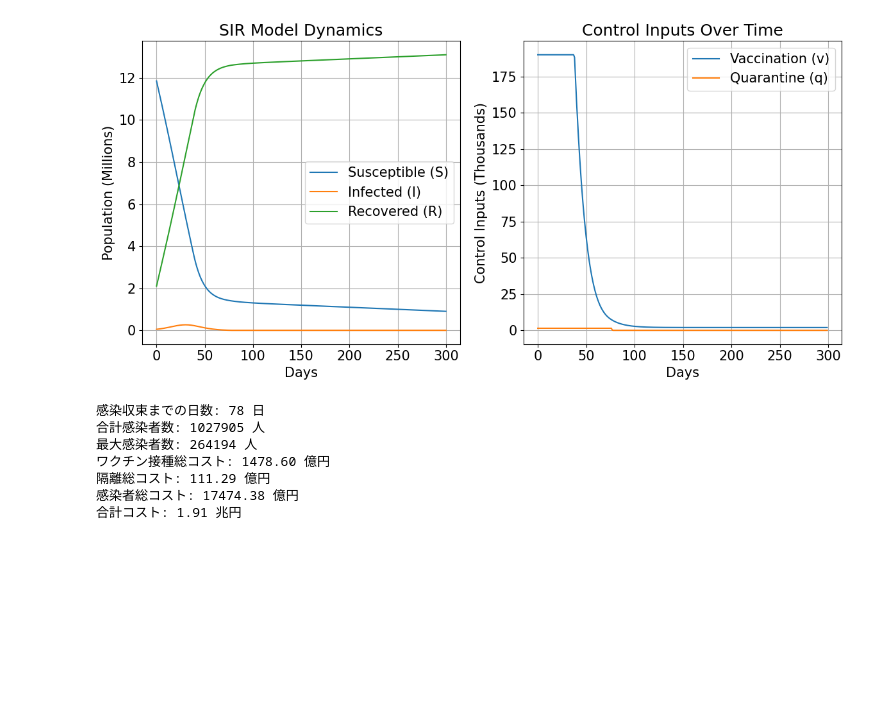
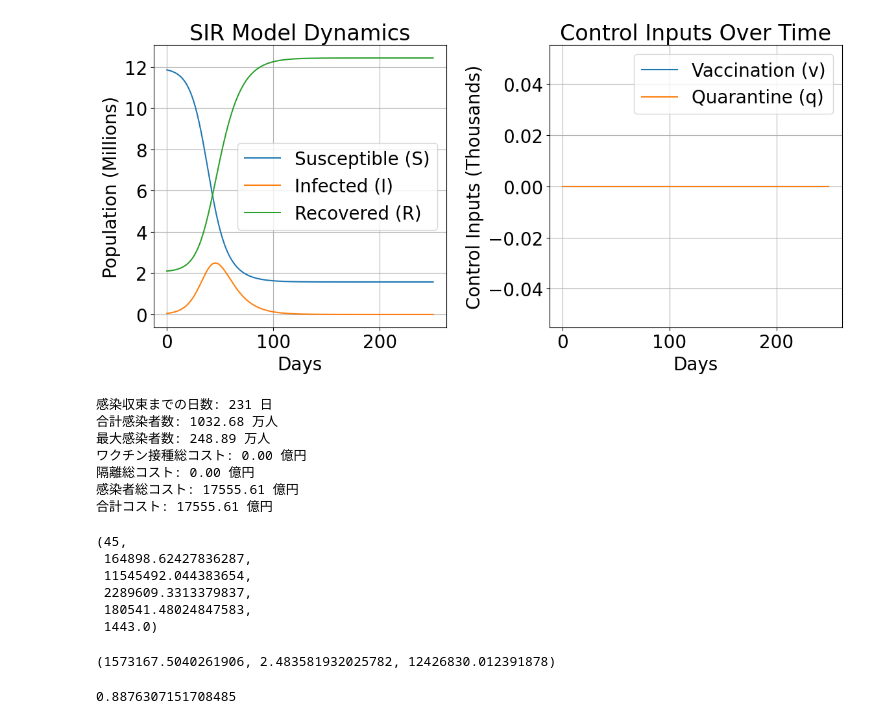
Before and after one commit to junya737/sir-model, a Jupyter notebook: control.ipynb, the cells around one changed output. Saved outputs shown, nothing was run; the diff lists cells and outputs as text; code cells hidden in the pictures; blank space fills up the shorter version.

Commit message:
Change parameters

```diff
--- a/control.ipynb
+++ b/control.ipynb
@@ -2,10 +2,10 @@
 import numpy as np
 import matplotlib.pyplot as plt
 # 文字の大きさ
-plt.rcParams["font.size"] = 15
+plt.rcParams["font.size"] = 20
 # %%
-USE_VACCINE = True  # ワクチン接種を使うかどうか
-USE_QUARANTINE = True # 隔離を使うかどうか
+USE_VACCINE = False  # ワクチン接種を使うかどうか
+USE_QUARANTINE = False # 隔離を使うかどうか
 EXTREAM_MODE = False # すべて最大値でワクチン接種と隔離
 
 
@@ -19,7 +19,7 @@ suffix += "_e1" if EXTREAM_MODE else "_e0"  # 最大値: e1=使用, e0=未使用
 
 
 # パラメータ設定
-T = 300  # 時間ステップ
+T = 250  # 時間ステップ
 dt = 1  # 時間刻み
 
 N = 1.4 * 10**7    # 全人口
@@ -36,11 +36,11 @@ Q_max = 1443   # 隔離最大量　開放されたホテルの部屋数から導
 
 
 # 重みパラメータ
-mu_I = 1  # 感染者数のコスト
-mu_v = 1.5 * 10/17 # ワクチンコスト 0.159
-mu_q = 10/17 # 隔離コスト 0.588
-mu_S = 0.001  # 感受性者数のコスト
-mu_R = 0.001  # 回復者数のコスト
+mu_I = 17  # 感染者数のコスト
+mu_v = 1.5 # ワクチンコスト 0.159
+mu_q = 10 # 隔離コスト 0.588
+mu_S = 1  # 感受性者数のコスト
+mu_R = 1  # 回復者数のコスト
 
 
 
@@ -62,15 +62,18 @@ S[0], I[0], R[0] = S0, I0, R0
 # 集団免疫率の計算
 H_c = 1 - (1 / r0)  # 集団免疫率
 
+
+
 # 目標値の設定
-S_goal = (1-H_c) * N  # 未感染者の目標
+S_goal = (1-H_c) * N # 未感染者の目標
 R_goal = H_c * N  # 回復者の目標
-I_goal = 0        # 感染者は0にする
+I_goal = 0      # 感染者は0にする
+
 
 # 重みパラメータ
-w_S = 0.001  # 未感染者の重み
-w_I = 1 # 感染者の重み
-w_R = 0.001  # 回復者の重み
+w_S = 0  # 未感染者の重み
+w_I = 17 # 感染者の重み
+w_R = 0  # 回復者の重み
 
 
 # 共役変数の終端条件
@@ -154,43 +157,63 @@ axes[1].grid(True)
 # グラフを保存して表示
 plt.tight_layout()  # レイアウト調整
 plt.savefig(f"data/sir_{suffix}.pdf", bbox_inches='tight')  # PDF保存
 plt.show()
 
 
 # 感染収束日数 (感染者が一定以下に減少する日を判断)
 threshold = 10  # 感染者数の閾値 (例えば10人未満で収束と定義)
 days_to_contain = np.argmax(I < threshold)  # 最初に閾値を下回った日
 cumulative_infected = np.sum(I) * dt * gamma
 max_infected = np.max(I)
 
 
 # コストパラメータ
 cost_infected = 17 * 1e4  # 感染者1人あたりのコスト (円)
-cost_vaccine = 15000       # ワクチン1回あたりのコスト (円)
+cost_vaccine = 1.5 * 1e4       # ワクチン1回あたりのコスト (円)
 cost_quarantine = 10 * 1e4 # 隔離1人あたりのコスト (円)
 
 # 各コストの計算
 total_vaccine_cost = np.sum(v) * cost_vaccine  # ワクチン総コスト
 total_quarantine_cost = np.sum(q) * cost_quarantine  # 隔離総コスト
-total_infected_cost = np.sum(I) * cost_infected * dt  # 感染者総コスト (累積感染者)
+total_infected_cost = cumulative_infected * cost_infected * dt  # 感染者総コスト (累積感染者)
 
 # 合計コスト
 total_cost = total_vaccine_cost + total_quarantine_cost + total_infected_cost
 
 # 結果表示
 print(f"感染収束までの日数: {days_to_contain} 日")
-print(f"合計感染者数: {cumulative_infected:.0f} 人")
-print(f"最大感染者数: {max_infected:.0f} 人")
+print(f"合計感染者数: {cumulative_infected / 1e4:.2f} 万人")
+print(f"最大感染者数: {max_infected / 1e4:.2f} 万人")
 print(f"ワクチン接種総コスト: {total_vaccine_cost / 1e8:.2f} 億円")
 print(f"隔離総コスト: {total_quarantine_cost / 1e8:.2f} 億円")
 print(f"感染者総コスト: {total_infected_cost / 1e8:.2f} 億円")
-print(f"合計コスト: {total_cost / 1e12:.2f} 兆円")
+print(f"合計コスト: {total_cost / 1e8:.2f} 億円")
 # %% [output]
-[figure, old version]
+[figure, new version]
-感染収束までの日数: 78 日
-合計感染者数: 1027905 人
-最大感染者数: 264194 人
-ワクチン接種総コスト: 1478.60 億円
-隔離総コスト: 111.29 億円
-感染者総コスト: 17474.38 億円
-合計コスト: 1.91 兆円
+感染収束までの日数: 231 日
+合計感染者数: 1032.68 万人
+最大感染者数: 248.89 万人
+ワクチン接種総コスト: 0.00 億円
+隔離総コスト: 0.00 億円
+感染者総コスト: 17555.61 億円
+合計コスト: 17555.61 億円
+# %%
+## vtがVmaxを下回る日 46日目
+idx_v_max = np.argmax(v < V_max)
+idx_v_max, I[idx_v_max], R[idx_v_max], S[idx_v_max], v[idx_v_max], q[idx_v_max]
+# %% [output]
+(45,
+ 164898.62427836287,
+ 11545492.044383654,
+ 2289609.3313379837,
+ 180541.48024847583,
+ 1443.0)
+# %%
+S[-1], I[-1], R[-1]
+# %% [output]
+(1573167.5040261906, 2.483581932025782, 12426830.012391878)
+# %%
+# 0.89
+R[-1] / N
+# %% [output]
+0.8876307151708485
```
